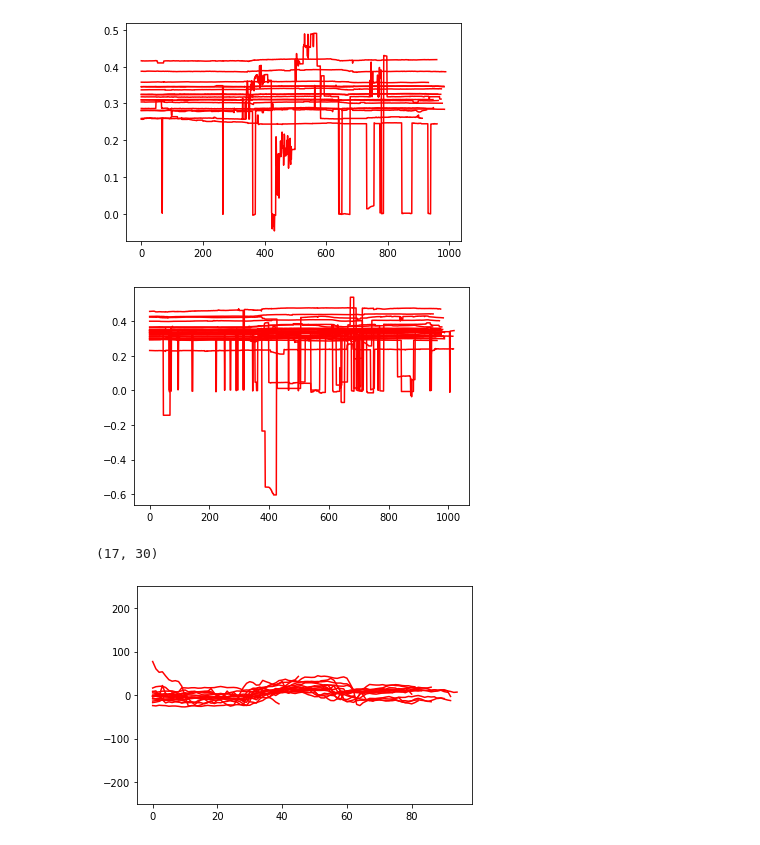
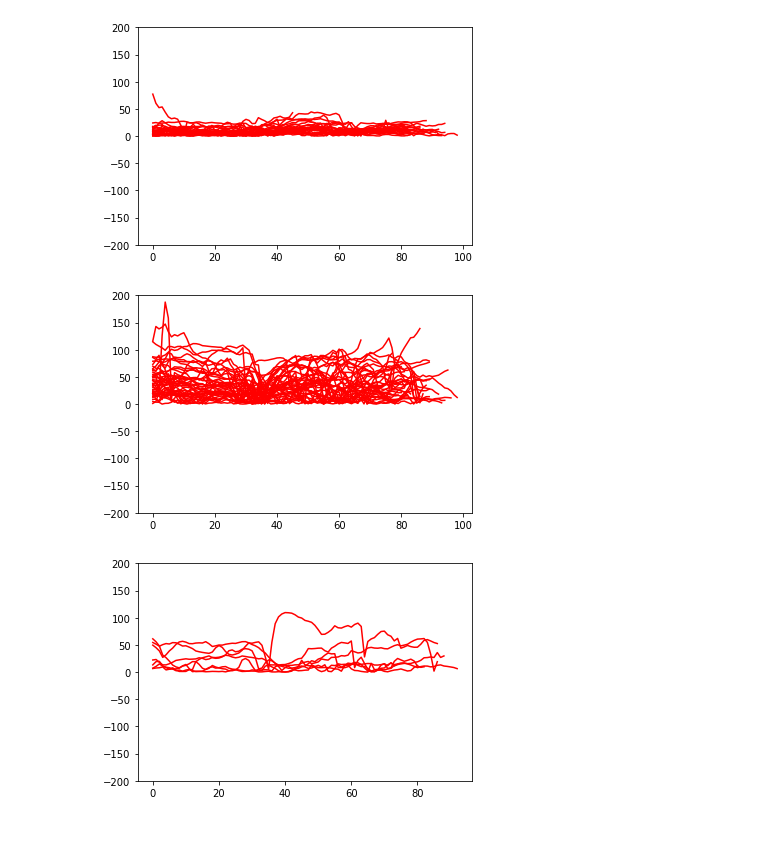
Before and after one commit to hyunwoongko/strabismus-recognition, a Jupyter notebook: analysis/analysis.ipynb, the cells around one changed output. Saved outputs shown, nothing was run; the diff lists cells and outputs as text; code cells hidden in the pictures.

```diff
--- a/analysis/analysis.ipynb
+++ b/analysis/analysis.ipynb
@@ -48,5 +61,5 @@ def load_data(classes, max_len, label, short:bool=False):
 # %%
 normal = load_data('normal', max_len=1000, label=0)
 exotropia = load_data('exotropia', max_len=1000, label=1)
-# esotropia = load_data('esotropia', max_len=1000, label=2)
+esotropia = load_data('esotropia', max_len=1000, label=1)
 # hypertropia = load_data('hypertropia', max_len=1000, label=3)
@@ -52,0 +96,11 @@ exotropia = load_data('exotropia', max_len=1000, label=1)
+# %%
+from matplotlib import pyplot as plt
+
+# 전처리 전 내사시 환자 시각화
+outlier_threshold = 0.5
+for i in esotropia:
+    plt.plot(i['data']['RPCX'] - i['data']['LPCX'], c='r')
+
+plt.ylim(-outlier_threshold, outlier_threshold)
+plt.show()
+plt.close()
@@ -67,7 +131,7 @@ def preprocess(data, sampling_rate=10, outlier_threshold=0.025):
         if d > mean + outlier_threshold:
             continue
         elif d < mean - outlier_threshold:
-            continue
+             continue
         elif v == 2:
             data_processed.append(d)
 
@@ -88,6 +152,6 @@ def preprocess(data, sampling_rate=10, outlier_threshold=0.025):
     data_sampled = np.array(data_sampled)
 
     return {
-        'data' : data_sampled * 100 ** 2 ,
+        'data' : abs(data_sampled * 100 ** 2) ,
         'label' : data['label']
     }
@@ -94,24 +181,26 @@ def preprocess(data, sampling_rate=10, outlier_threshold=0.025):
 # %%
 from matplotlib import pyplot as plt
 
-# 전처리 전 정상환자 시각화
-outlier_threshold = 0.025
-for i in normal:
-    plt.plot(i['data']['RPCX'] - i['data']['LPCX'], c='r')
+# 전 처리 후 정상환자 시각화
+outlier_threshold = 200
+for i in prep_normal:
+    plt.plot(i['data'], c='r')
 
+plt.ylim(-outlier_threshold, outlier_threshold)
 plt.show()
 plt.close()
 # %% [output]
-[figure, old version]
+[figure, new version]
 # %%
 from matplotlib import pyplot as plt
 
-# 전처리 전 외사시 환자 시각화
-outlier_threshold = 0.025
-for i in exotropia:
-    plt.plot(i['data']['RPCX'] - i['data']['LPCX'], c='r')
+# 전처리 후 외사시 환자 시각화
+outlier_threshold = 200
+for i in perp_exotropia:
+    plt.plot(i['data'], c='r')
 
+plt.ylim(-outlier_threshold, outlier_threshold)
 plt.show()
 plt.close()
 # %% [output]
-[figure, old version]
+[figure, new version]
@@ -121,17 +207,13 @@ perp_exotropia = [preprocess(i) for i in exotropia if len(preprocess(i)['data'])
-# %%
-len(prep_normal), len(perp_exotropia)
-# %% [output]
-(17, 30)
 # %%
 from matplotlib import pyplot as plt
 
-# 전 처리 후 정상환자 시각화
-outlier_threshold = 250
-for i in prep_normal:
+# 전처리 후 내사시 환자 시각화
+outlier_threshold = 200
+for i in perp_esotropia:
     plt.plot(i['data'], c='r')
 
 plt.ylim(-outlier_threshold, outlier_threshold)
 plt.show()
 plt.close()
 # %% [output]
-[figure, old version]
+[figure, new version]
```
Also changed, not shown: parts of 25 cells of this notebook.
